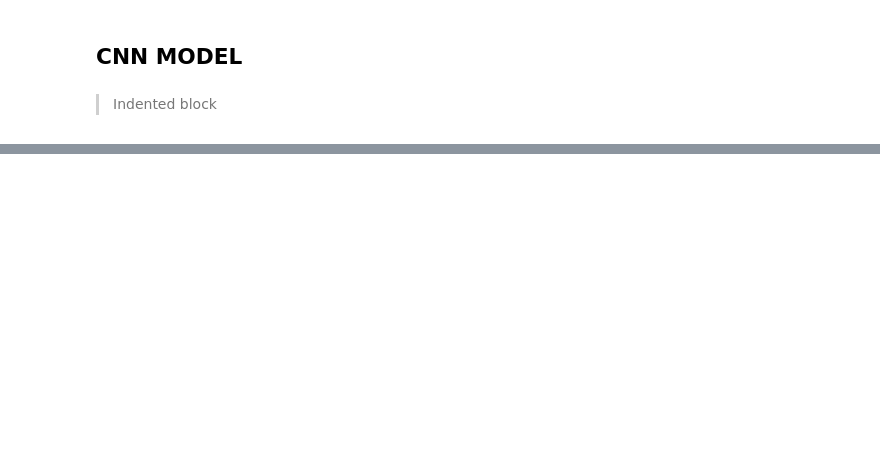
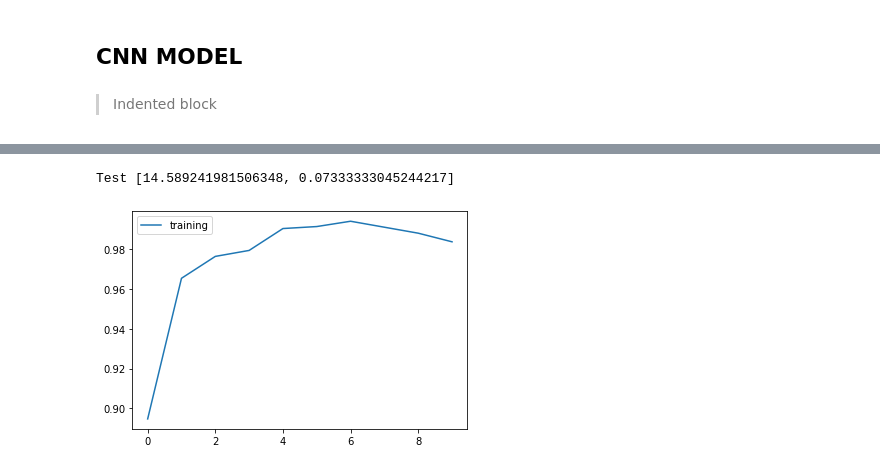
Before and after one commit to its-rajesh/Music-Speech-Separation, a Jupyter notebook: MSClassifier.ipynb, the cells around one changed output, grey strips where cells are left out. Cells and saved outputs as stored; diff of their text form; code cells hidden in the pictures; blank space fills up the shorter version.

```diff
--- a/MSClassifier.ipynb
+++ b/MSClassifier.ipynb
@@ -94,7 +94,7 @@ for data in [music, speech]:
 
       if index == 0:
         y.append(np.zeros(30))
-      else:
+      elif index == 1:
         y.append(np.ones(30))
 
     index += 1
@@ -126,3 +126,13 @@ for data in [music, speech]:
     datasetchroma.append(np.array(chroma_spect))
 # %% [markdown]
 ##### Reshaping the training datasets
+# %%
+X_TRAIN = []
+for data in datasetstft:
+  for i in data:
+    for j in i:
+      X_TRAIN.append(j)
+
+
+X_TRAIN = np.array(X_TRAIN)
+X_TRAIN.shape
@@ -128,0 +145,8 @@ for data in [music, speech]:
+# %%
+Y_TRAIN = []
+for val in y_train[1]: #still confused how it works???
+  for i in val:
+    Y_TRAIN.append(i)
+
+Y_TRAIN = np.array(Y_TRAIN)
+Y_TRAIN.shape, Y_TRAIN
@@ -170,3 +272,6 @@ y_train = np.array(y_train, dtype=object)
+# %%
+x_train = X_TRAIN
+y_train = Y_TRAIN
 # %%
 classify = Model(inputs = inp, outputs = x)
 classify.compile(loss='SparseCategoricalCrossentropy', optimizer = 'adam', metrics='accuracy')
@@ -178,0 +300,11 @@ ValueError: ignored
+# %%
+test_eval = classify.evaluate(X_TEST,  Y_TEST, verbose=0)
+print('Test', test_eval)
+# %% [output]
+Test [14.589241981506348, 0.07333333045244217]
+# %%
+plt.plot(classify_train.history['accuracy'])
+plt.legend(['training'], loc = 'upper left')
+plt.show()
+# %% [output]
+[figure, added]
```
Also changed, not shown: parts of 18 cells of this notebook.
